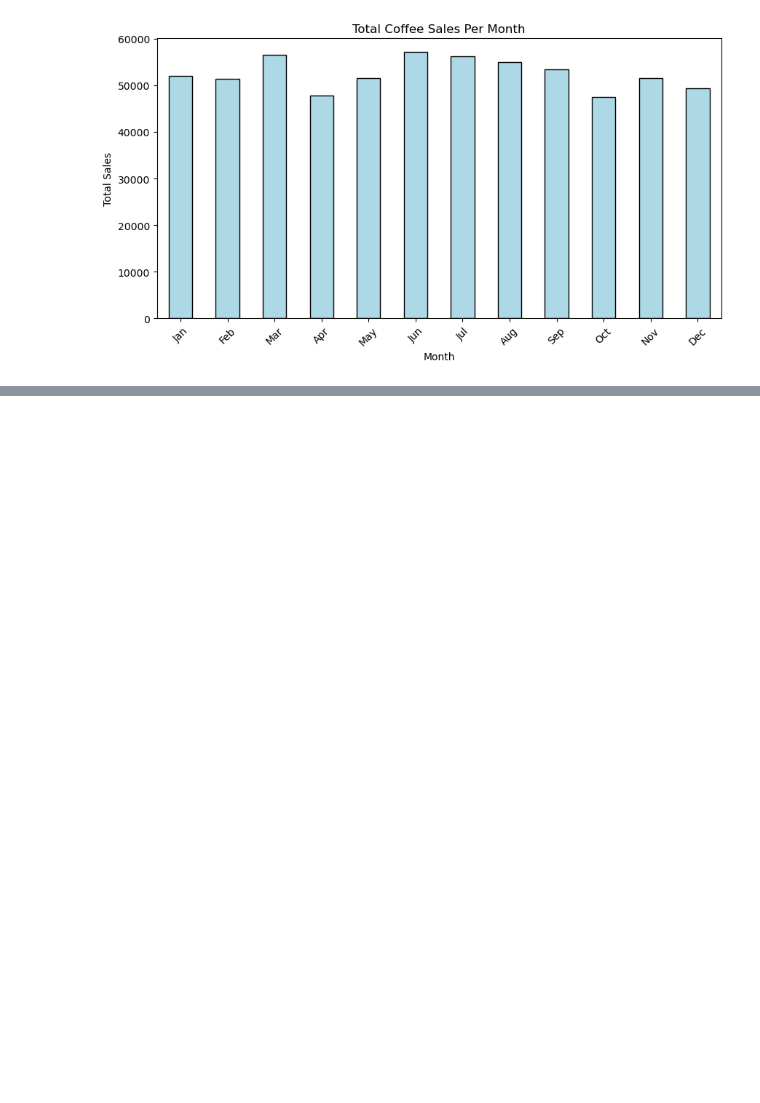
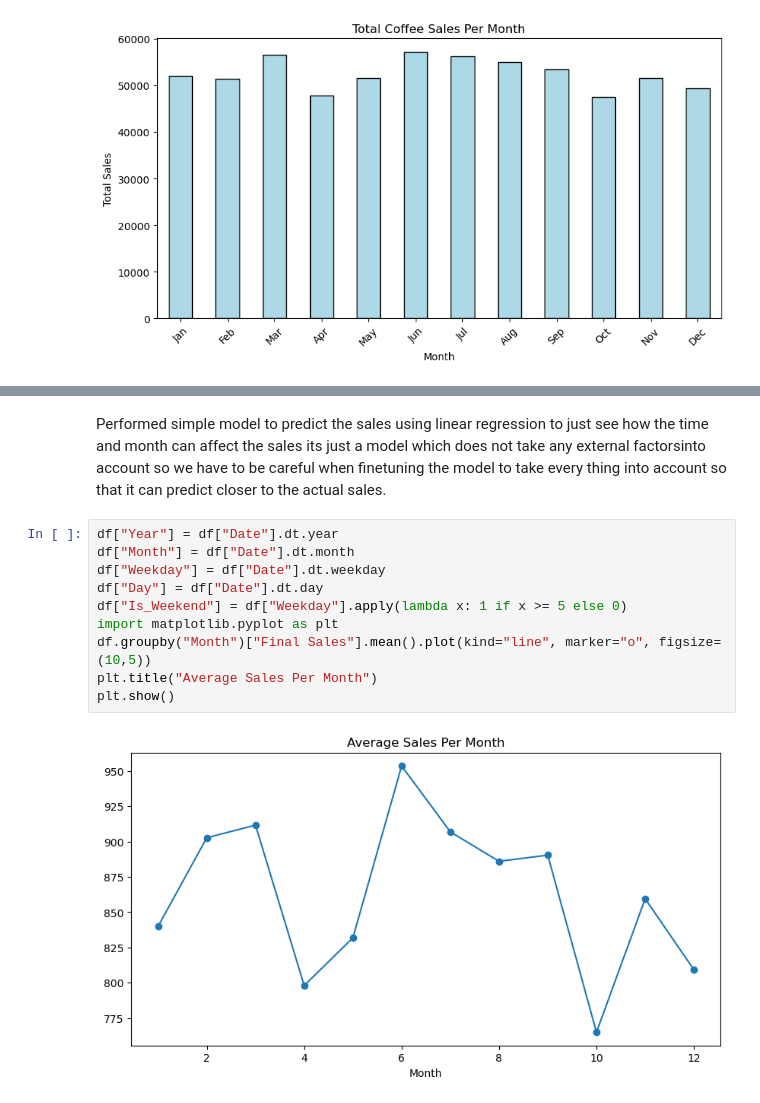
Before and after one commit to githubber197/Coffee_Sales, a Jupyter notebook: coffee_sales.ipynb, the cells around one changed output, grey strips where cells are left out. Drawn from its saved outputs; the diff is of its cells as text; blank space fills up the shorter version.

```diff
--- a/coffee_sales.ipynb
+++ b/coffee_sales.ipynb
@@ -93,0 +236,14 @@ plt.show()
+# %% [markdown]
+Performed simple model to predict the sales using linear regression to just see how the time and month can affect the sales its just a model which does not take any external factorsinto account so we have to be careful when finetuning the model to take every thing into account so that it can predict closer to the actual sales.
+# %%
+df["Year"] = df["Date"].dt.year
+df["Month"] = df["Date"].dt.month
+df["Weekday"] = df["Date"].dt.weekday
+df["Day"] = df["Date"].dt.day
+df["Is_Weekend"] = df["Weekday"].apply(lambda x: 1 if x >= 5 else 0)
+import matplotlib.pyplot as plt
+df.groupby("Month")["Final Sales"].mean().plot(kind="line", marker="o", figsize=(10,5))
+plt.title("Average Sales Per Month")
+plt.show()
+# %% [output]
+[figure, added]
```
Also changed, not shown: parts of 33 cells of this notebook.
